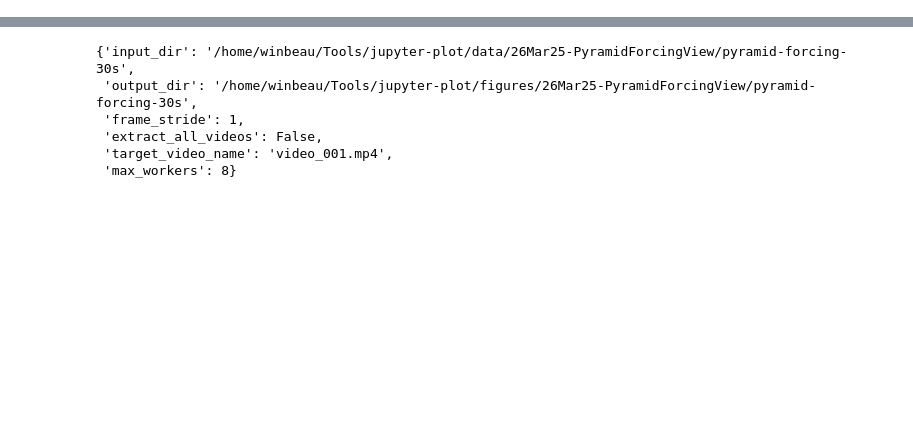
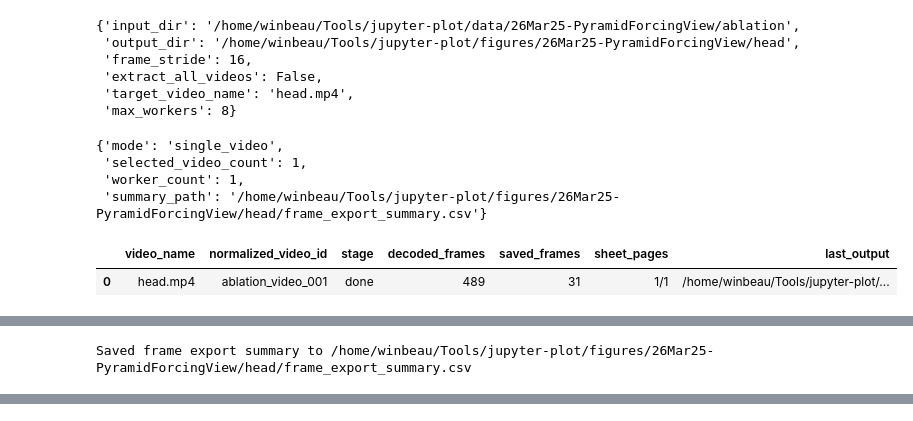
Before and after one commit to winbeau/jupyter-plot, a Jupyter notebook: notebooks/26Mar25-PyramidForcingView/opencv_extract_frames.ipynb, the cells around one changed output, grey strips where cells are left out. Drawn from its saved outputs; the diff is of its cells as text; code cells hidden in the pictures; blank space fills up the shorter version.

Commit message:
refactor pyramid forcing video notebooks

```diff
--- a/notebooks/26Mar25-PyramidForcingView/opencv_extract_frames.ipynb
+++ b/notebooks/26Mar25-PyramidForcingView/opencv_extract_frames.ipynb
@@ -14,6 +19,20 @@ from tqdm.auto import tqdm
 # %%
-INPUT_DIR = "data/26Mar25-PyramidForcingView/pyramid-forcing-30s"
-OUTPUT_DIR = "figures/26Mar25-PyramidForcingView/pyramid-forcing-30s"
-FRAME_STRIDE = 1
+INPUT_DIR = "data/26Mar25-PyramidForcingView/ablation"
+OUTPUT_DIR = "figures/26Mar25-PyramidForcingView/head"
+FRAME_STRIDE = 16
 EXTRACT_ALL_VIDEOS = False
-TARGET_VIDEO_NAME = "video_001.mp4"
+TARGET_VIDEO_NAME = "head.mp4"
+extract_frames(INPUT_DIR, OUTPUT_DIR, FRAME_STRIDE, EXTRACT_ALL_VIDEOS, TARGET_VIDEO_NAME)
+# %% [output]
+{'input_dir': '/home/winbeau/Tools/jupyter-plot/data/26Mar25-PyramidForcingView/ablation',
+ 'output_dir': '/home/winbeau/Tools/jupyter-plot/figures/26Mar25-PyramidForcingView/head',
+ 'frame_stride': 16,
+ 'extract_all_videos': False,
+ 'target_video_name': 'head.mp4',
+ 'max_workers': 8}
+{'mode': 'single_video',
+ 'selected_video_count': 1,
+ 'worker_count': 1,
+ 'summary_path': '/home/winbeau/Tools/jupyter-plot/figures/26Mar25-PyramidForcingView/head/frame_export_summary.csv'}
+|  | video_name | normalized_video_id | stage | decoded_frames | saved_frames | sheet_pages | last_output |
+| 0 | head.mp4 | ablation_video_001 | done | 489 | 31 | 1/1 | /home/winbeau/Tools/jupyter-plot/... |
@@ -19,0 +41 @@ TARGET_VIDEO_NAME = "video_001.mp4"
+Saved frame export summary to /home/winbeau/Tools/jupyter-plot/figures/26Mar25-PyramidForcingView/head/frame_export_summary.csv
@@ -20,45 +43,0 @@ TARGET_VIDEO_NAME = "video_001.mp4"
-# %%
-VIDEO_SUFFIXES = (".mp4", ".mov", ".avi", ".mkv", ".webm")
-FRAME_FILENAME_TEMPLATE = "frame_{frame_idx:06d}.png"
-SHEET_ROWS = 6
-SHEET_COLS = 6
-SHEET_DPI = 200
-SHEET_FIGSIZE = (14, 14)
-SHEET_FACE_COLOR = "white"
-SHEET_OVERVIEW_MAX_COLS = 4
-SUMMARY_FILENAME = "frame_export_summary.csv"
-MAX_WORKERS = max(1, min(8, os.cpu_count() or 1))
-
-if FRAME_STRIDE < 1:
-    raise ValueError("FRAME_STRIDE must be >= 1")
-
-def resolve_repo_root() -> Path:
-    cwd = Path.cwd().resolve()
-    for candidate in [cwd, *cwd.parents]:
-        if (candidate / "pyproject.toml").exists() and (candidate / "data").exists():
-            return candidate
-    raise FileNotFoundError("Could not locate the repository root from the current working directory.")
-
-def resolve_path(path_str: str) -> Path:
-    raw = Path(path_str)
-    return raw if raw.is_absolute() else resolve_repo_root() / raw
-
-INPUT_PATH = resolve_path(INPUT_DIR)
-OUTPUT_PATH = resolve_path(OUTPUT_DIR)
-OUTPUT_PATH.mkdir(parents=True, exist_ok=True)
-SUMMARY_PATH = OUTPUT_PATH / SUMMARY_FILENAME
-{
-    "input_dir": str(INPUT_PATH),
-    "output_dir": str(OUTPUT_PATH),
-    "frame_stride": FRAME_STRIDE,
-    "extract_all_videos": EXTRACT_ALL_VIDEOS,
-    "target_video_name": TARGET_VIDEO_NAME,
-    "max_workers": MAX_WORKERS,
-}
-# %% [output]
-{'input_dir': '/home/winbeau/Tools/jupyter-plot/data/26Mar25-PyramidForcingView/pyramid-forcing-30s',
- 'output_dir': '/home/winbeau/Tools/jupyter-plot/figures/26Mar25-PyramidForcingView/pyramid-forcing-30s',
- 'frame_stride': 1,
- 'extract_all_videos': False,
- 'target_video_name': 'video_001.mp4',
- 'max_workers': 8}
```
Also changed, not shown: parts of 5 cells of this notebook, 2 other files.
